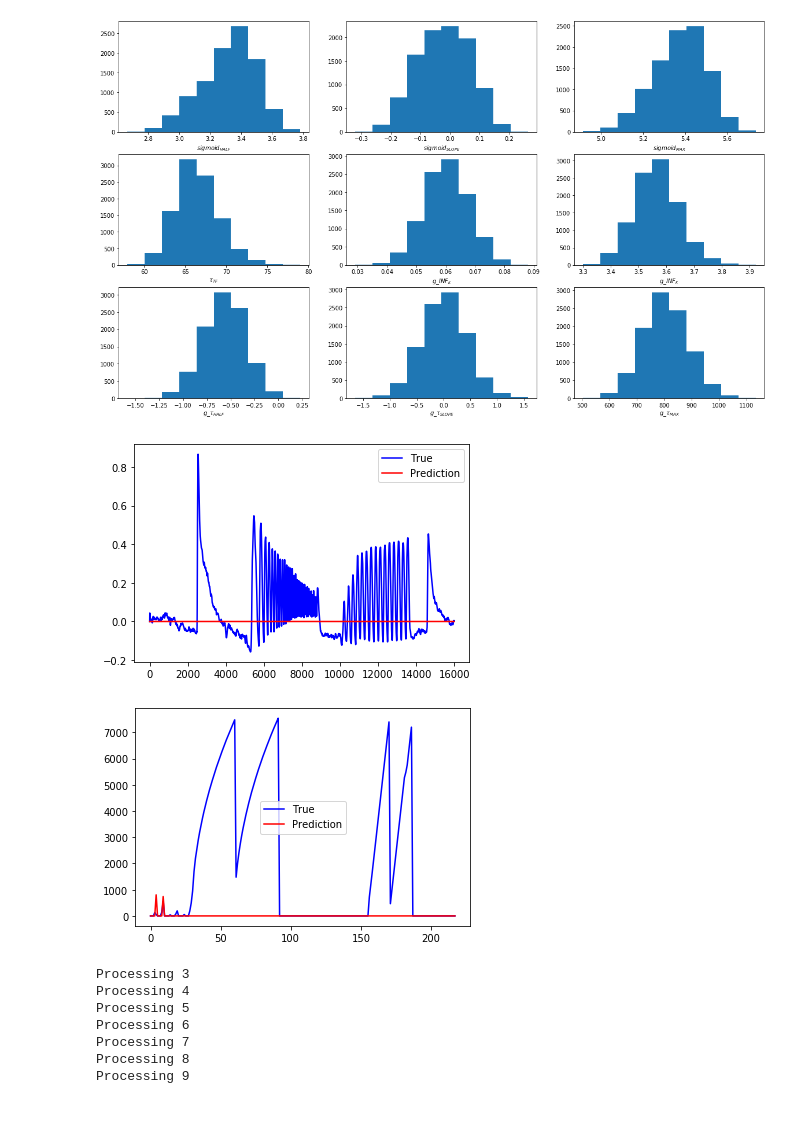
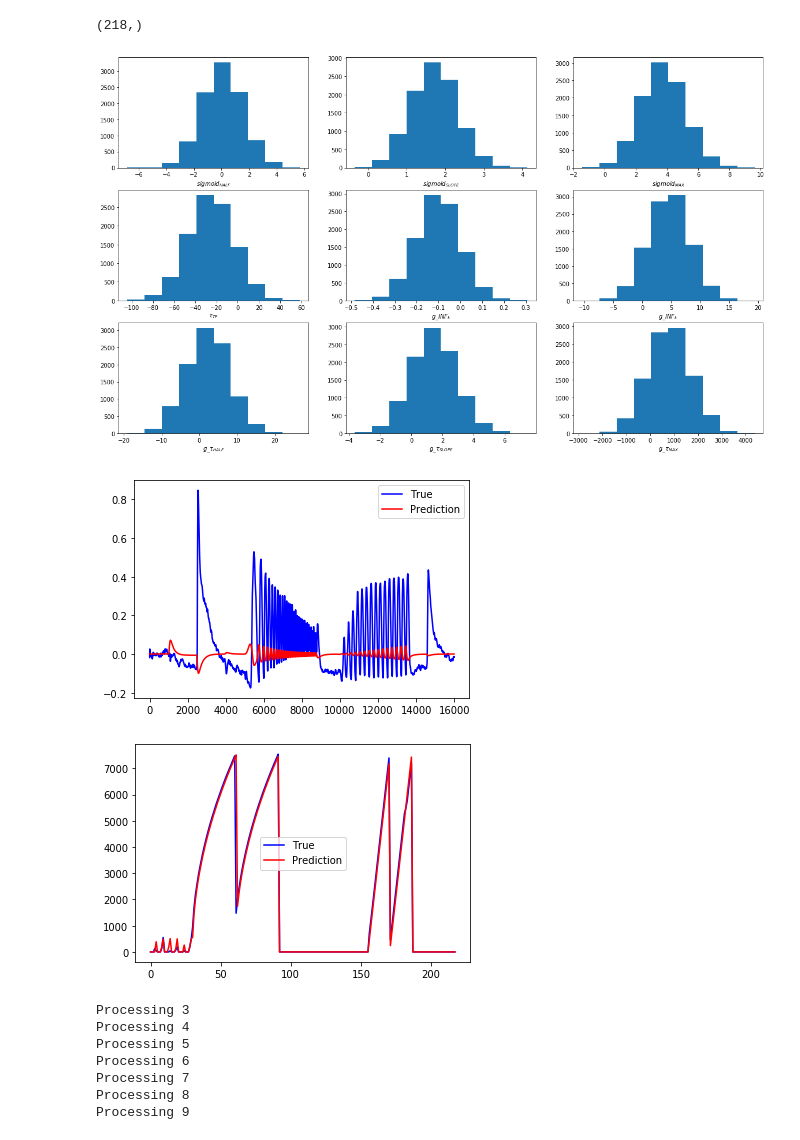
Before and after one commit to holmosaint/delfi, a Jupyter notebook: model/Ribon/Ribon Simulation.ipynb, the cells around one changed output. Cells and saved outputs as stored; diff of their text form; code cells hidden in the pictures.

```diff
--- a/model/Ribon/Ribon Simulation.ipynb
+++ b/model/Ribon/Ribon Simulation.ipynb
@@ -12,20 +13,33 @@ dt = 2
 pre_step, stim, response = get_data_pair_lchirp(1, 20000, DATATYPE=1, dt=dt)
 # %%
 true_feature = get_trace_features(response, dt=dt)
+# %%
+true_feature.shape
+# %% [output]
+(218,)
 # %%
-base_dir = './Result/Feature_V{}'.format(1)
+labels_params = [
+            r'${sigmoid}_{HALF}$',
+            r'${sigmoid}_{SLOPE}$',
+            r'${sigmoid}_{MAX}$', r'$\tau_{TF}$',
+            r'$g\_{INF}_k$', r'$g\_{INF}_k$',
+            r'$g\_\tau_{HALF}$', r'$g\_\tau_{SLOPE}$',
+            r'$g\_\tau_{MAX}$'
+        ]
+
+base_dir = './Result/He/atomic_comb_maf_2000'.format(1)
 post_params_file = os.path.join(base_dir, 'param_samples.npy')
 
 params = np.load(post_params_file)
 
 fig = plt.figure(figsize=(20, 12))
 for i in range(params.shape[-1]):
     plt.subplot(3, 3, i + 1)
     plt.hist(params[:, i])
     plt.xlabel(labels_params[i])
 plt.savefig(os.path.join(base_dir, 'param_hist.png'), dpi=400)
 # %% [output]
-[figure, old version]
+[figure, new version]
 # %%
 means_params = np.mean(params, axis=0)
 
@@ -38,12 +52,12 @@ plt.plot(res, c='r', label='Prediction')
 plt.legend()
 plt.savefig(os.path.join(base_dir, 'response_contrast.png'), dpi=400)
 # %% [output]
-[figure, old version]
+[figure, new version]
 # %%
 plt.plot(true_feature, c='b', label='True')
 plt.plot(feature, c='r', label='Prediction')
 plt.legend()
 plt.savefig(os.path.join(base_dir, 'feature_contrast.png'), dpi=400)
 # %% [output]
-[figure, old version]
+[figure, new version]
 # %%
```
Also changed, not shown: parts of 14 cells of this notebook, 2 other files.
